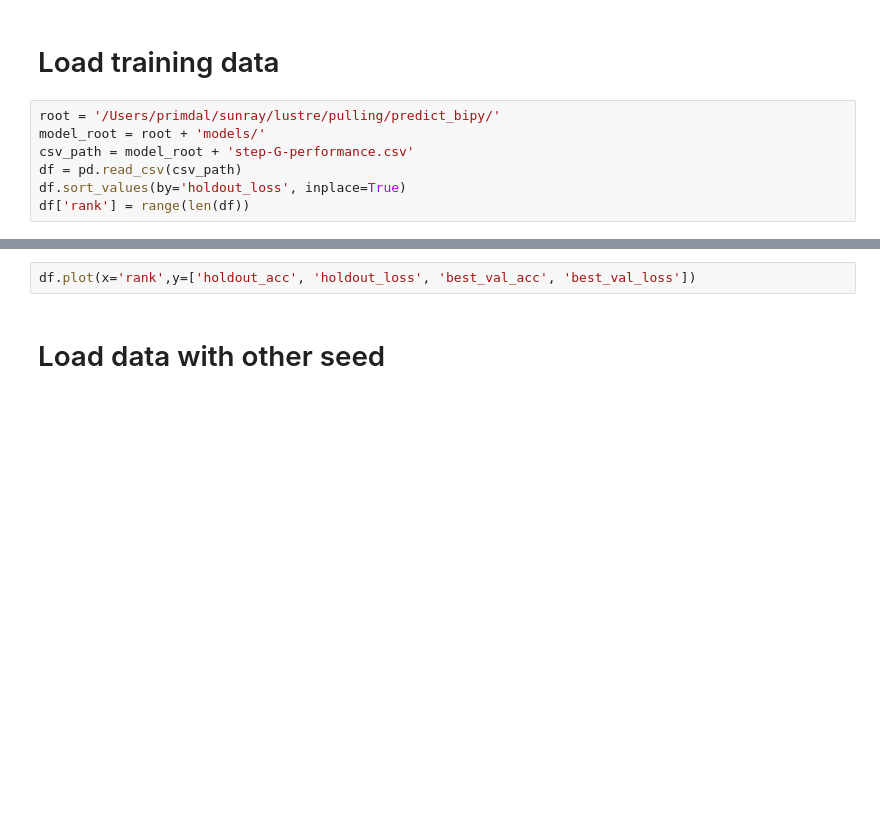
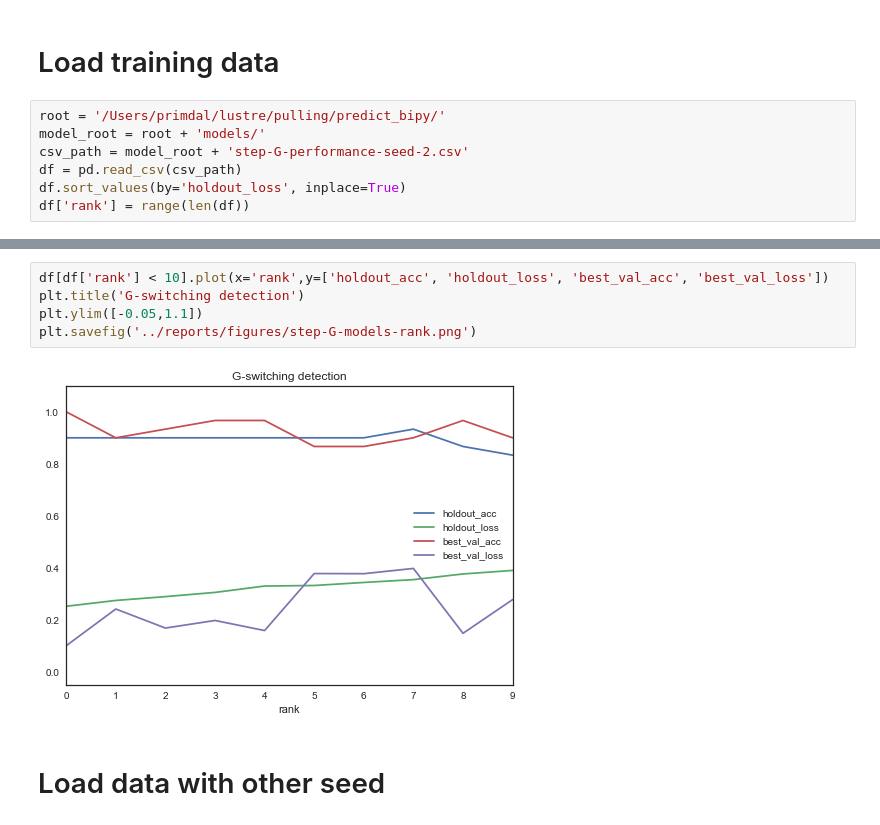
Before and after one commit to KPLauritzen/predict_bipy, a Jupyter notebook: notebooks/02-step-G-training-results.ipynb, the cells around one changed output, grey strips where cells are left out. Drawn from its saved outputs; the diff is of its cells as text; blank space fills up the shorter version.

```diff
--- a/notebooks/02-step-G-training-results.ipynb
+++ b/notebooks/02-step-G-training-results.ipynb
@@ -11,9 +11,9 @@ sns.set_style('white')
 # %% [markdown]
 # Load training data
 # %%
-root = '/Users/primdal/sunray/lustre/pulling/predict_bipy/'
+root = '/Users/primdal/lustre/pulling/predict_bipy/'
 model_root = root + 'models/'
-csv_path = model_root + 'step-G-performance.csv'
+csv_path = model_root + 'step-G-performance-seed-2.csv'
 df = pd.read_csv(csv_path)
 df.sort_values(by='holdout_loss', inplace=True)
 df['rank'] = range(len(df))
@@ -22,5 +31,10 @@ df.head()
-# %%
-df.plot(x='rank',y=['holdout_acc', 'holdout_loss', 'best_val_acc', 'best_val_loss'])
+# %%
+df[df['rank'] < 10].plot(x='rank',y=['holdout_acc', 'holdout_loss', 'best_val_acc', 'best_val_loss'])
+plt.title('G-switching detection')
+plt.ylim([-0.05,1.1])
+plt.savefig('../reports/figures/step-G-models-rank.png')
+# %% [output]
+[figure, added]
 # %% [markdown]
 # Load data with other seed
 # %%
```
Also changed, not shown: parts of 5 cells of this notebook, 4 other files.
